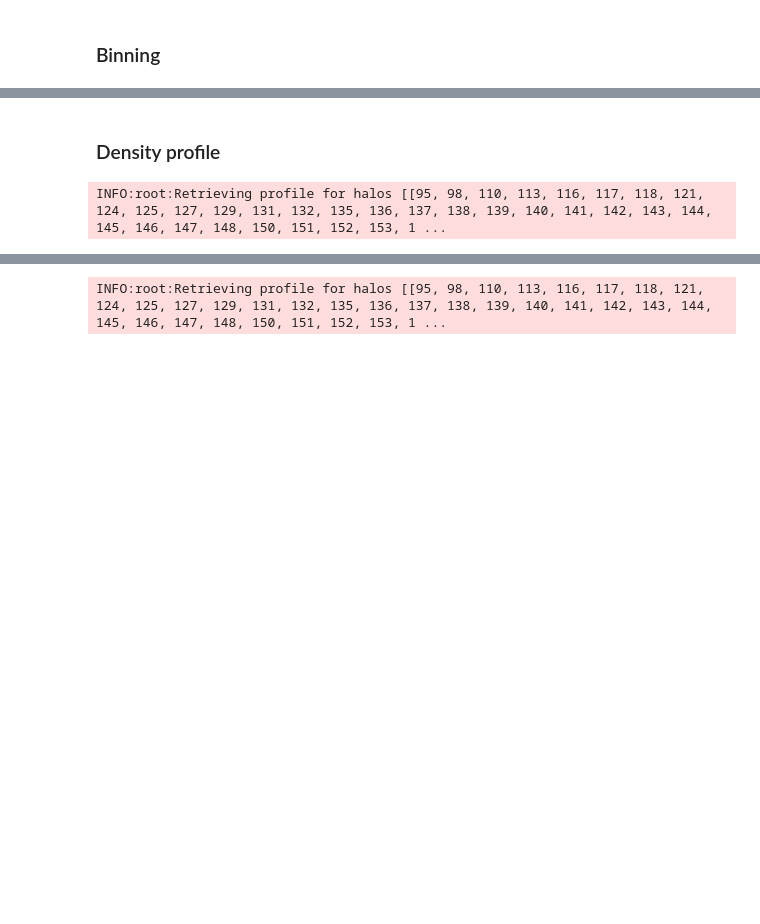
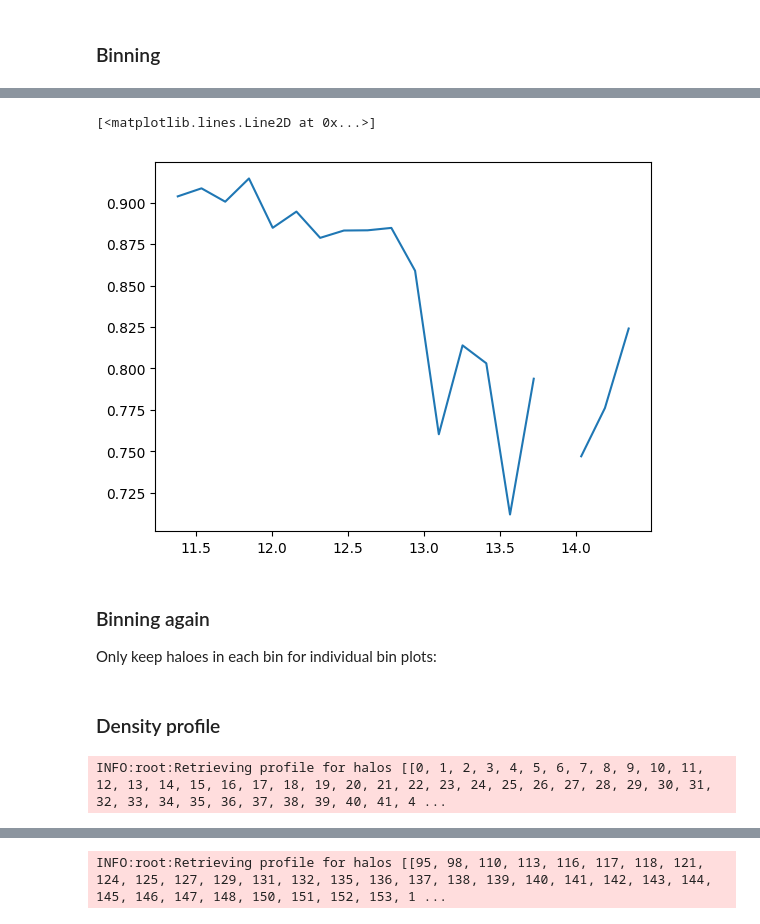
Before and after one commit to oleskiewicz/hbtp, a Jupyter notebook: halo.ipynb, the cells around one changed output, grey strips where cells are left out. Saved outputs shown, nothing was run; the diff lists cells and outputs as text; code cells hidden in the pictures; blank space fills up the shorter version.

```diff
--- a/halo.ipynb
+++ b/halo.ipynb
@@ -87,0 +121,14 @@ hs = hs[hs['bin'] == bin]
+# %%
+_m = 0.5*(bin_edges[1:] + bin_edges[:-1])
+_c = - np.ones_like(_m)
+
+for i in range(nbins):
+    try:
+        _c[i] = fit_nfw(
+            list(hs[hs['bin'] == i]['HaloId']),
+            snap,
+        )[-1][0]
+    except:
+        pass
+
+_c = np.log10(_c)
@@ -87,0 +156,9 @@ hs = hs[hs['bin'] == bin]
+# %%
+plt.plot(_m, _c)
+# %% [output]
+[<matplotlib.lines.Line2D at 0x...>]
+[figure, added]
+# %% [markdown]
+### Binning again
+
+Only keep haloes in each bin for individual bin plots:
@@ -135,9 +214,9 @@ def halo_profiles(r, ids, prof):
     else:
         raise ValueError("Profile must be either 'nfw' or 'einasto'")
 
-c = halo_profiles(prof_reader, hs['HaloId'], prof)[5]
+c = halo_profiles(prof_reader, list(hs['HaloId']), prof)[5]
 # %% [output]
-INFO:root:Retrieving profile for halos [[95, 98, 110, 113, 116, 117, 118, 121, 124, 125, 127, 129, 131, 132, 135, 136, 137, 138, 139, 140, 141, 142, 143, 144, 145, 146, 147, 148, 150, 151, 152, 153, 1 ...
+INFO:root:Retrieving profile for halos [[0, 1, 2, 3, 4, 5, 6, 7, 8, 9, 10, 11, 12, 13, 14, 15, 16, 17, 18, 19, 20, 21, 22, 23, 24, 25, 26, 27, 28, 29, 30, 31, 32, 33, 34, 35, 36, 37, 38, 39, 40, 41, 4 ...
 # %%
 c
 # %% [output]
```
Also changed, not shown: parts of 12 cells of this notebook, 1 other file.
